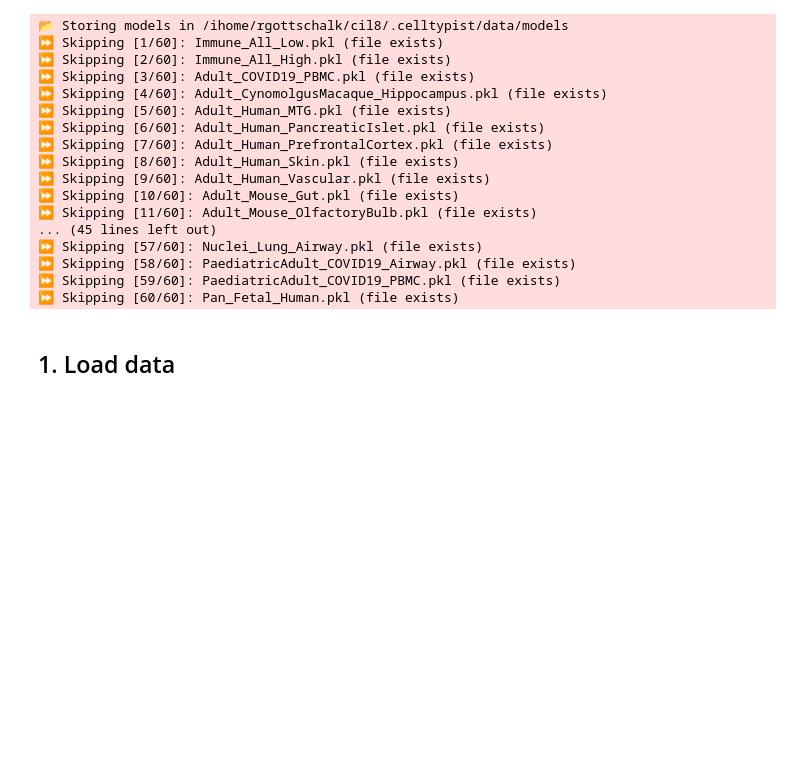
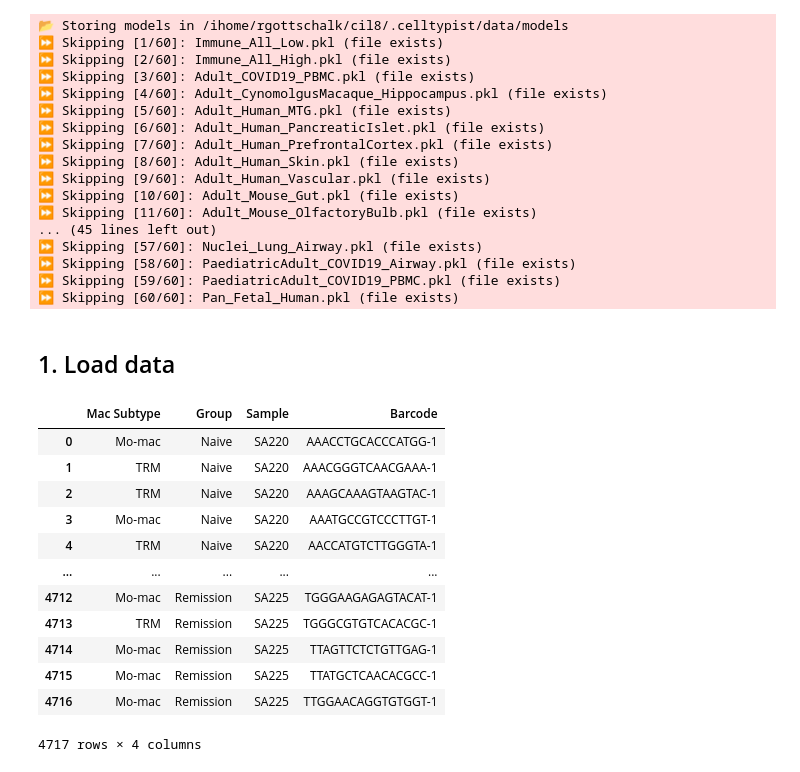
Before and after one commit to LarkinIt/RAseq, a Jupyter notebook: Code/differential_expression_analysis.ipynb, the cells around one changed output. Cells and saved outputs as stored; diff of their text form; code cells hidden in the pictures; blank space fills up the shorter version.

```diff
--- a/Code/differential_expression_analysis.ipynb
+++ b/Code/differential_expression_analysis.ipynb
@@ -54,6 +59,23 @@ models.download_models()
 # %%
 # Load celltypist immune model
 model = models.Model.load(model = "Immune_All_High.pkl")
+
+mac_subtype_df = pd.read_csv("../Data/macrophage_subtype_designation.csv", index_col=0)
+mac_subtype_df
+# %% [output]
+|  | Mac Subtype | Group | Sample | Barcode |
+| 0 | Mo-mac | Naive | SA220 | AAACCTGCACCCATGG-1 |
+| 1 | TRM | Naive | SA220 | AAACGGGTCAACGAAA-1 |
+| 2 | TRM | Naive | SA220 | AAAGCAAAGTAAGTAC-1 |
+| 3 | Mo-mac | Naive | SA220 | AAATGCCGTCCCTTGT-1 |
+| 4 | TRM | Naive | SA220 | AACCATGTCTTGGGTA-1 |
+| ... | ... | ... | ... | ... |
+| 4712 | Mo-mac | Remission | SA225 | TGGGAAGAGAGTACAT-1 |
+| 4713 | TRM | Remission | SA225 | TGGGCGTGTCACACGC-1 |
+| 4714 | Mo-mac | Remission | SA225 | TTAGTTCTCTGTTGAG-1 |
+| 4715 | Mo-mac | Remission | SA225 | TTATGCTCAACACGCC-1 |
+| 4716 | Mo-mac | Remission | SA225 | TTGGAACAGGTGTGGT-1 |
+4717 rows × 4 columns
 # %%
 ads = []
 for id, label in zip(sample_ids, sample_labels):
```
Also changed, not shown: parts of 12 cells of this notebook, 2 other files.
